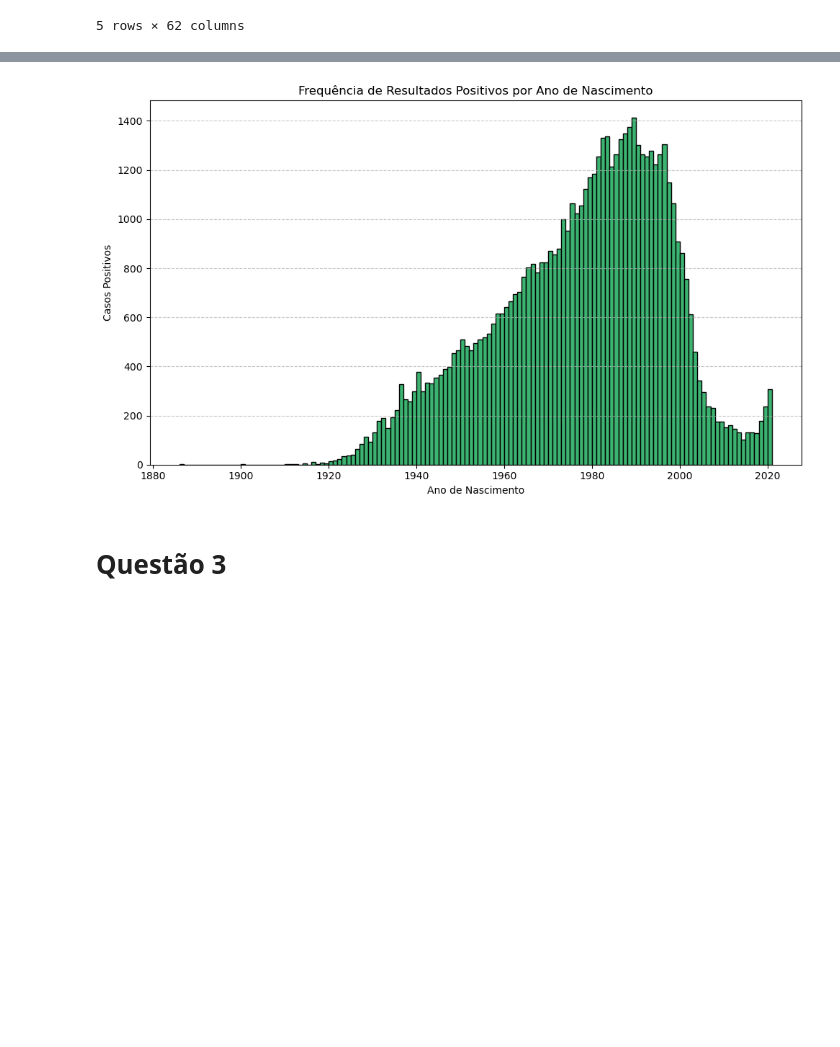
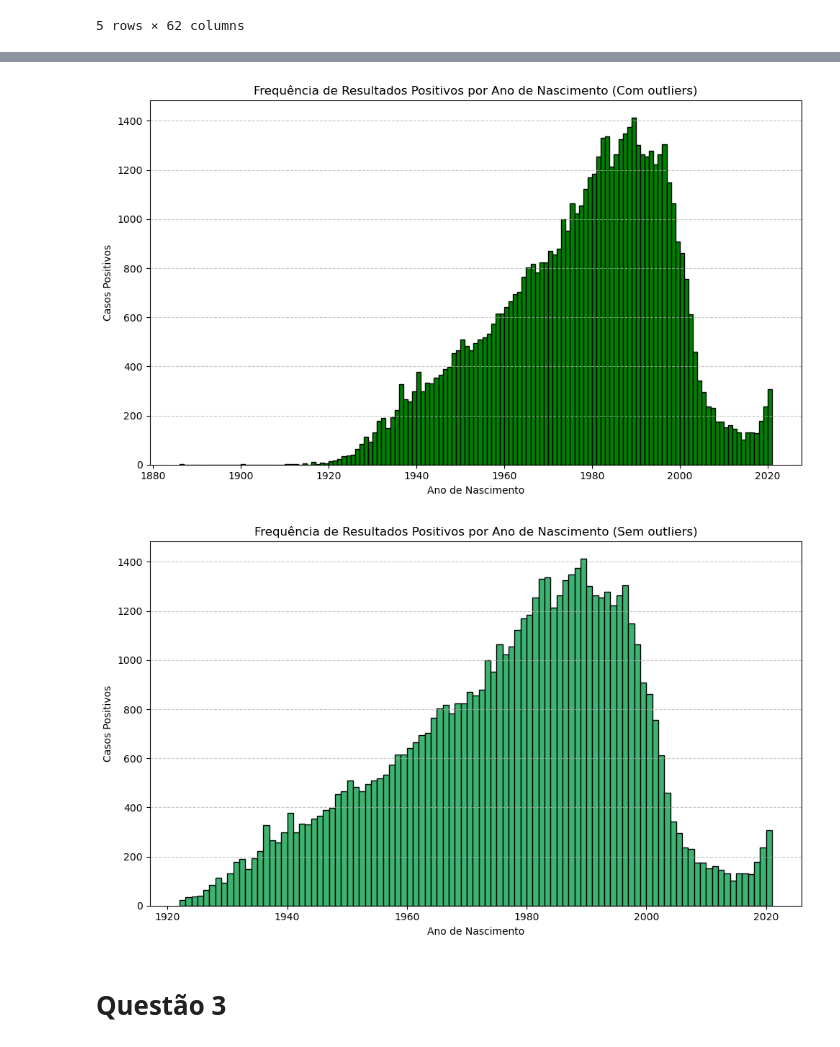
Before and after one commit to joao1pedro/CKP8200-BDA, a Jupyter notebook: trabalhos/trabalho_01/trabalho_1.ipynb, the cells around one changed output, grey strips where cells are left out. Drawn from its saved outputs; the diff is of its cells as text; code cells hidden in the pictures; blank space fills up the shorter version.

```diff
--- a/trabalhos/trabalho_01/trabalho_1.ipynb
+++ b/trabalhos/trabalho_01/trabalho_1.ipynb
@@ -145,3 +183,24 @@ df_cvd2_pos.describe()
 | 75% | 2.321552e+11 | 3.160225e+11 | 230750.000000 | 56.000000 | 2021-01-12 00:00:00 | 2020-12-09 00:00:00 | ... |
 | max | 4.120058e+12 | 3.161133e+11 | 231410.000000 | 135.000000 | 2021-01-24 00:00:00 | 2021-01-23 00:00:00 | ... |
 | std | 1.307876e+11 | 7.402979e+07 | 300.655522 | 19.651641 | NaN | NaN | ... |
+# %%
+q1 = df_cvd2_pos["anoNascimento"].quantile(0.25)
+q3 = df_cvd2_pos["anoNascimento"].quantile(0.75)
+iqr = q3 - q1
+
+lim_sup = q3 + iqr * 1.5
+lim_inf = q1 - iqr * 1.5
+
+print(f"Remoção de outliers coluna 'anoNascimento'")
+print(f"Q1: {q1}, Q3: {q3}, IQR: {iqr}")
+print(f"Limite inferior: {lim_inf}, Limite superior: {lim_sup}")
+
+df_cvd2_pos_iqr = df_cvd2_pos[(df_cvd2_pos["anoNascimento"] >= lim_inf) & (df_cvd2_pos["anoNascimento"] < lim_sup)]
+
+sns.boxplot(data=df_cvd2_pos, x='anoNascimento')
+plt.title('Boxplot do ano de nascimento (Com outliers)')
+plt.show()
+
+sns.boxplot(data=df_cvd2_pos_iqr, x='anoNascimento')
+plt.title('Boxplot do ano de nascimento (Sem outliers)')
+plt.show()
@@ -148,15 +213,26 @@ df_cvd2_pos.describe()
 # %%
 plt.figure(figsize=(10, 6))
 plt.hist(df_cvd2_pos["anoNascimento"], bins=range(int(df_cvd2_pos["anoNascimento"].min()), int(df_cvd2_pos["anoNascimento"].max()) + 1),
-         color='mediumseagreen', edgecolor='black')
-plt.title('Frequência de Resultados Positivos por Ano de Nascimento')
+         color='green', edgecolor='black')
+plt.title('Frequência de Resultados Positivos por Ano de Nascimento (Com outliers)')
 plt.xlabel('Ano de Nascimento')
 plt.ylabel('Casos Positivos')
 plt.grid(axis='y', linestyle='--', alpha=0.7)
 plt.tight_layout()
 plt.show()
+
+plt.figure(figsize=(10, 6))
+plt.hist(df_cvd2_pos_iqr["anoNascimento"], bins=range(int(df_cvd2_pos_iqr["anoNascimento"].min()), int(df_cvd2_pos_iqr["anoNascimento"].max()) + 1),
+         color='mediumseagreen', edgecolor='black')
+plt.title('Frequência de Resultados Positivos por Ano de Nascimento (Sem outliers)')
+plt.xlabel('Ano de Nascimento')
+plt.ylabel('Casos Positivos')
+plt.grid(axis='y', linestyle='--', alpha=0.7)
+plt.tight_layout()
+plt.show()
 # %% [output]
-[figure, old version]
+[figure, new version]
+[figure, added]
 # %% [markdown]
 # Questão 3
 # %%
```
Also changed, not shown: parts of 4 cells of this notebook, 2 other files.
